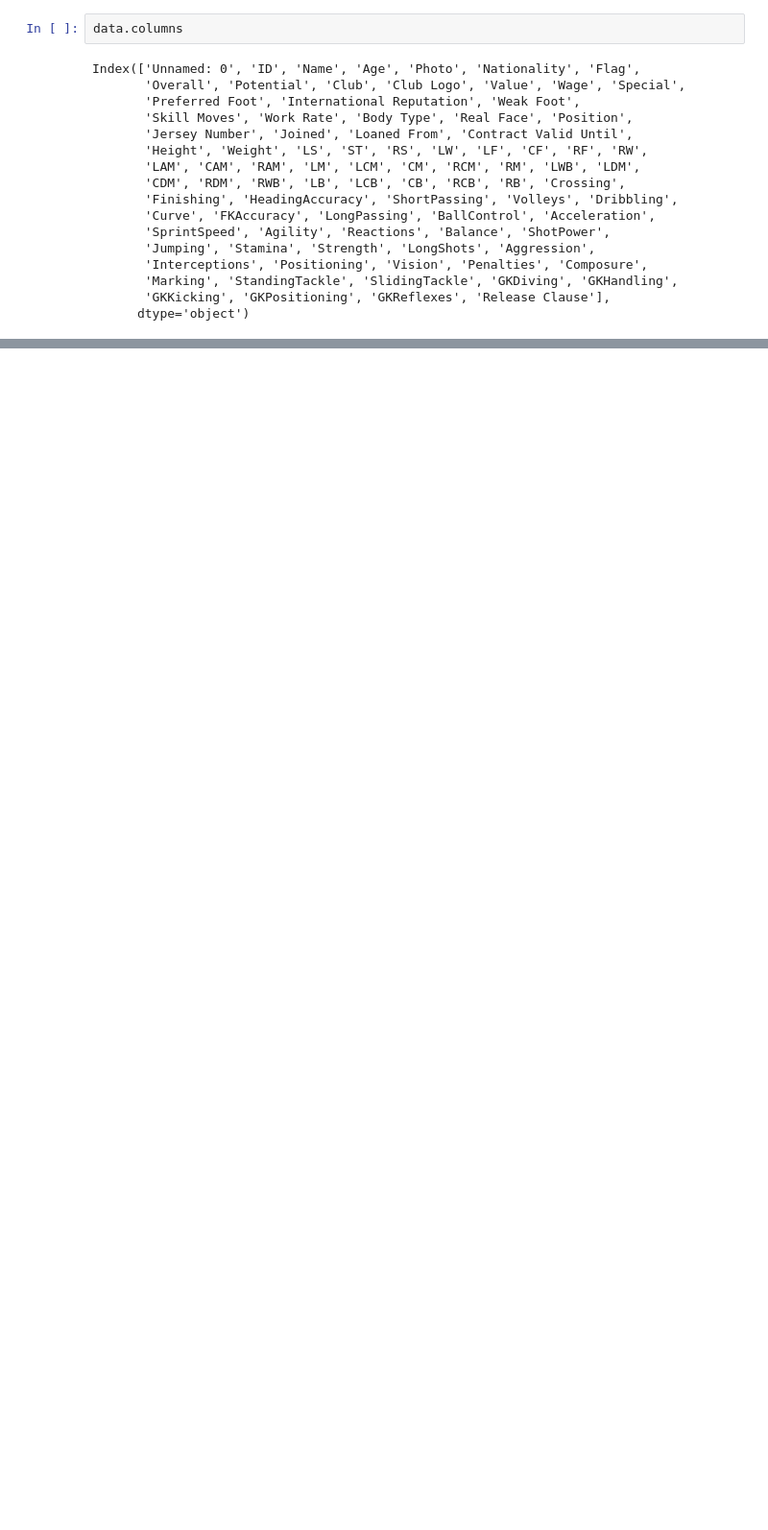
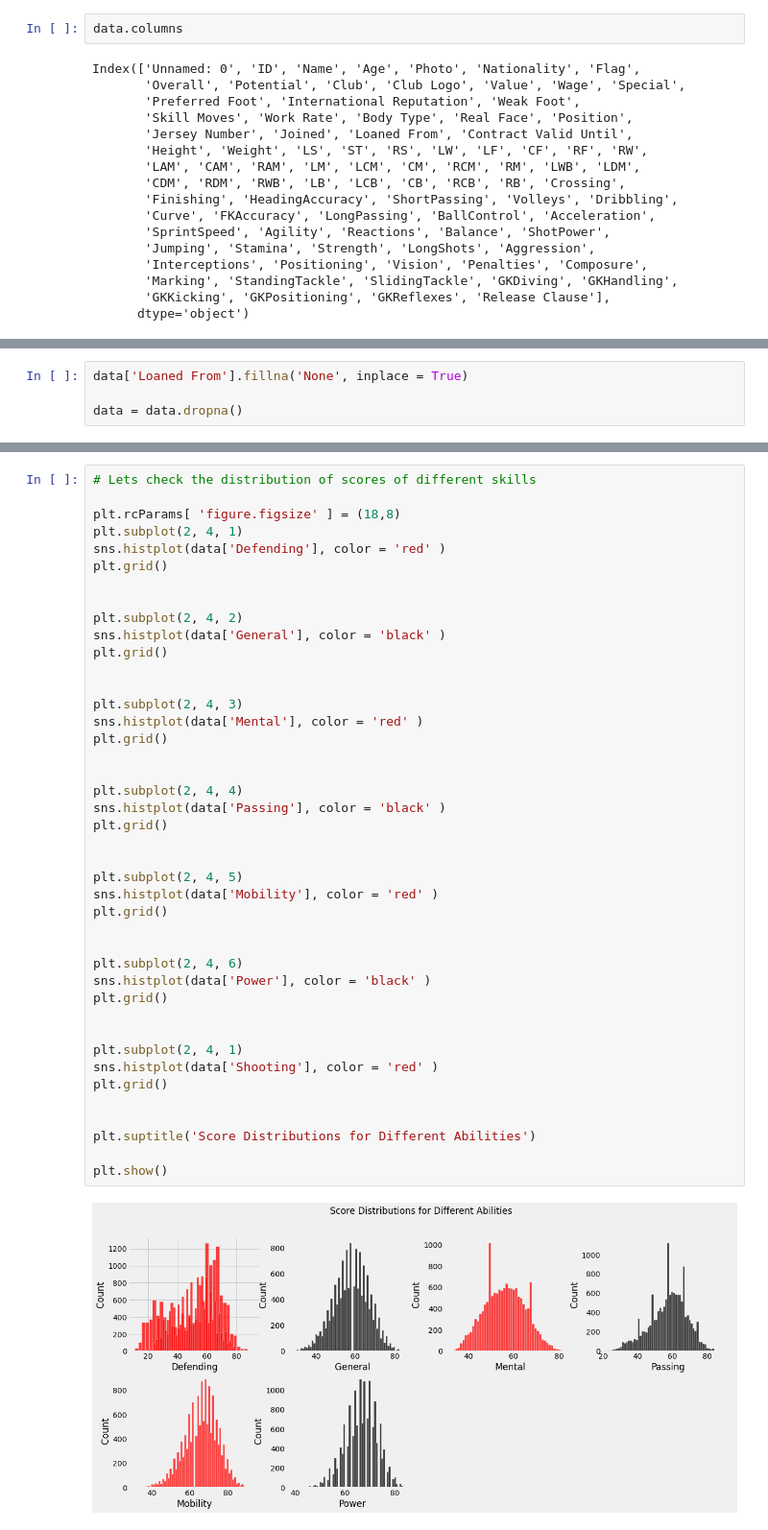
Before and after one commit to rayaroun/Data-Analytics-Projects, a Jupyter notebook: Player Performance Analysis/Analysis.ipynb, the cells around one changed output, grey strips where cells are left out. Shown at 96% size. Drawn from its saved outputs; the diff is of its cells as text; blank space fills up the shorter version.

```diff
--- a/Player Performance Analysis/Analysis.ipynb
+++ b/Player Performance Analysis/Analysis.ipynb
@@ -59,0 +113,4 @@ data.head()
+# %%
+data['Loaned From'].fillna('None', inplace = True)
+
+data = data.dropna()
@@ -59,0 +189,44 @@ data.head()
+# %%
+# Lets check the distribution of scores of different skills
+
+plt.rcParams[ 'figure.figsize' ] = (18,8)
+plt.subplot(2, 4, 1)
+sns.histplot(data['Defending'], color = 'red' )
+plt.grid()
+
+
+plt.subplot(2, 4, 2)
+sns.histplot(data['General'], color = 'black' )
+plt.grid()
+
+
+plt.subplot(2, 4, 3)
+sns.histplot(data['Mental'], color = 'red' )
+plt.grid()
+
+
+plt.subplot(2, 4, 4)
+sns.histplot(data['Passing'], color = 'black' )
+plt.grid()
+
+
+plt.subplot(2, 4, 5)
+sns.histplot(data['Mobility'], color = 'red' )
+plt.grid()
+
+
+plt.subplot(2, 4, 6)
+sns.histplot(data['Power'], color = 'black' )
+plt.grid()
+
+
+plt.subplot(2, 4, 1)
+sns.histplot(data['Shooting'], color = 'red' )
+plt.grid()
+
+
+plt.suptitle('Score Distributions for Different Abilities')
+
+plt.show()
+# %% [output]
+[figure, added]
```
Also changed, not shown: parts of 20 cells of this notebook.
